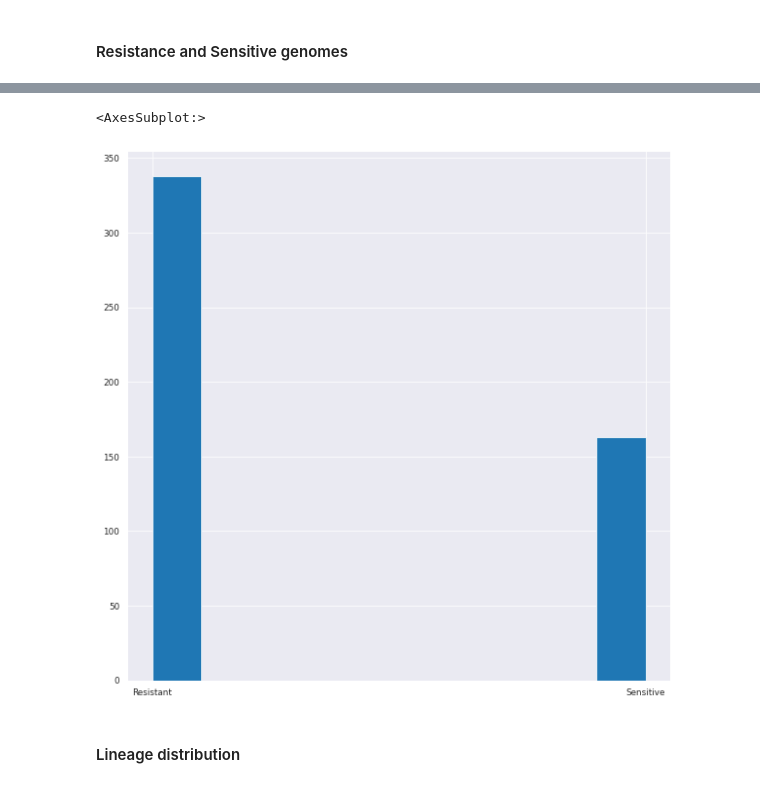
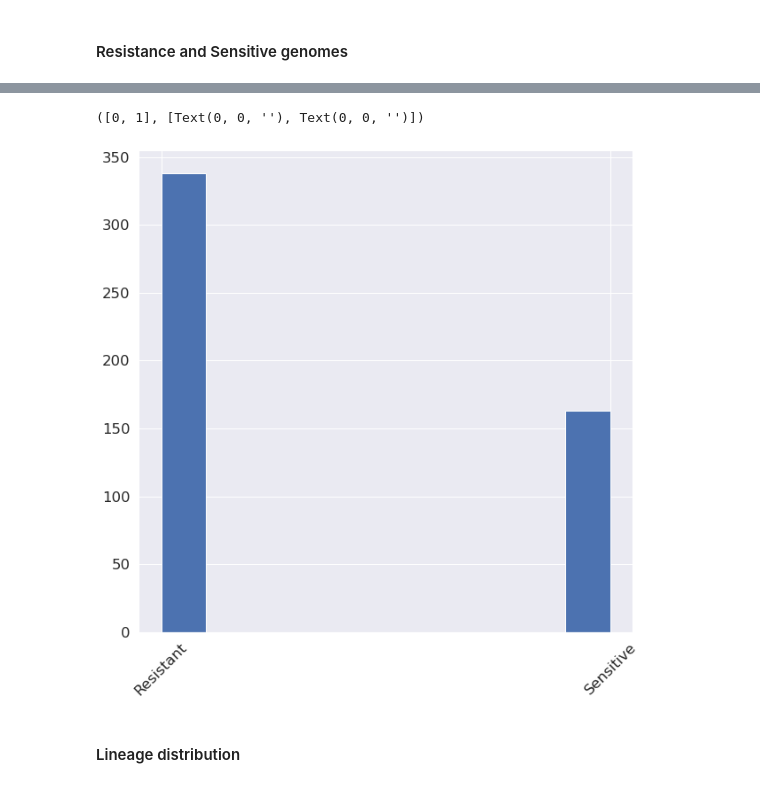
Before and after one commit to abhi18av/LJMU_Masters_Dissertation, a Jupyter notebook: src/notebooks/FINAL/003_eda_mono_resistance.ipynb, the cells around one changed output, grey strips where cells are left out. Saved outputs shown, nothing was run; the diff lists cells and outputs as text; code cells hidden in the pictures.

```diff
--- a/src/notebooks/FINAL/003_eda_mono_resistance.ipynb
+++ b/src/notebooks/FINAL/003_eda_mono_resistance.ipynb
@@ -13,6 +13,7 @@ import warnings
 warnings.filterwarnings('ignore')
 sns.set_style('darkgrid')
 sns.set_context('paper')
+sns.set(font_scale=1.5)
 
 
 
@@ -135,8 +150,9 @@ binarized_resistance_status_train_df['Resistance_Status'].hist(figsize=(10,10))
 # %%
 binarized_resistance_status_test_df['Resistance_Status'].hist(figsize=(10,10))
+pyplot.xticks(rotation=45)
 # %% [output]
-<AxesSubplot:>
+([0, 1], [Text(0, 0, ''), Text(0, 0, '')])
-[figure, old version]
+[figure, new version]
 # %% [markdown]
 #### Lineage distribution
 # %%
```
Also changed, not shown: parts of 22 cells of this notebook, 6 other files.
